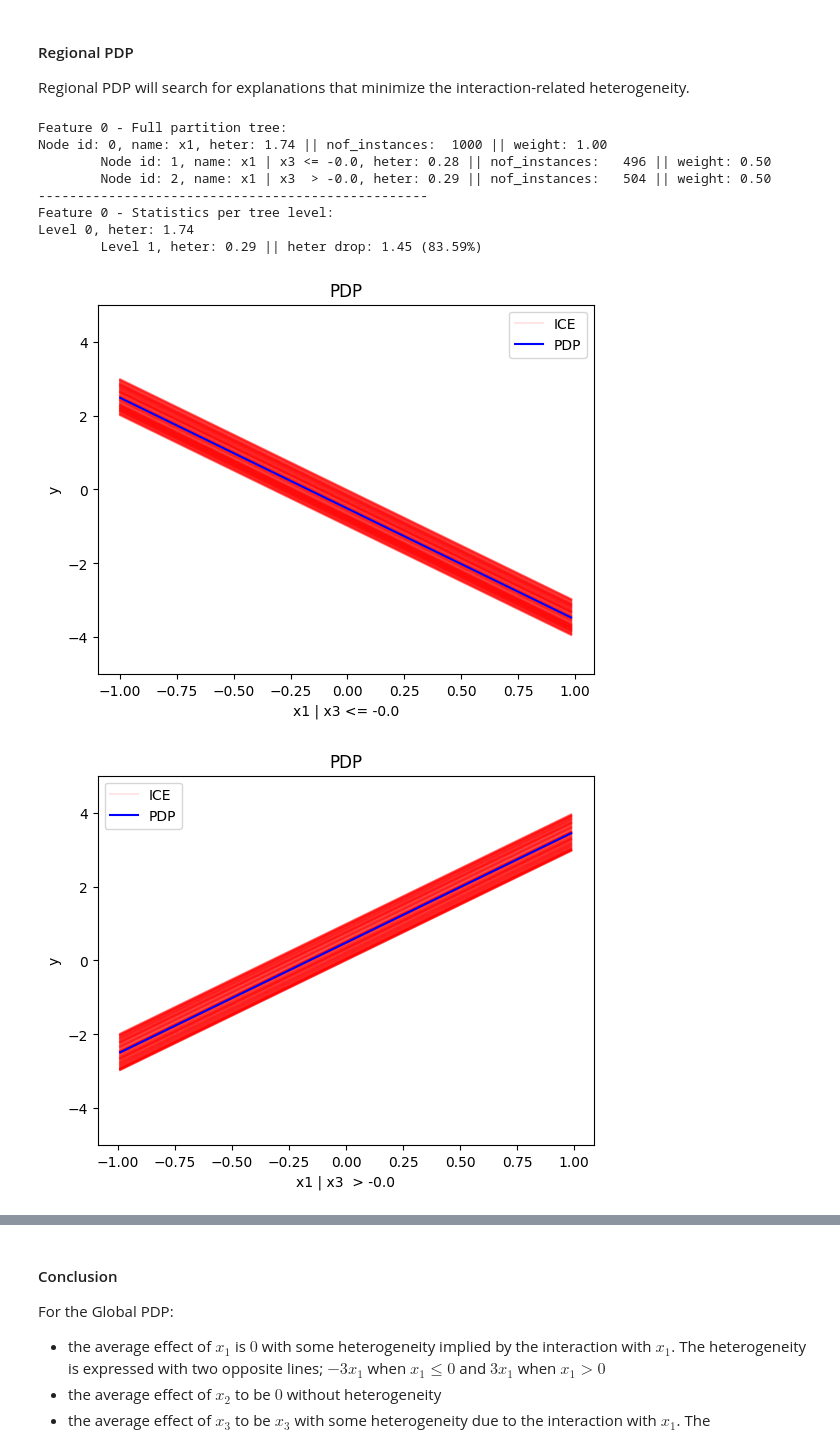
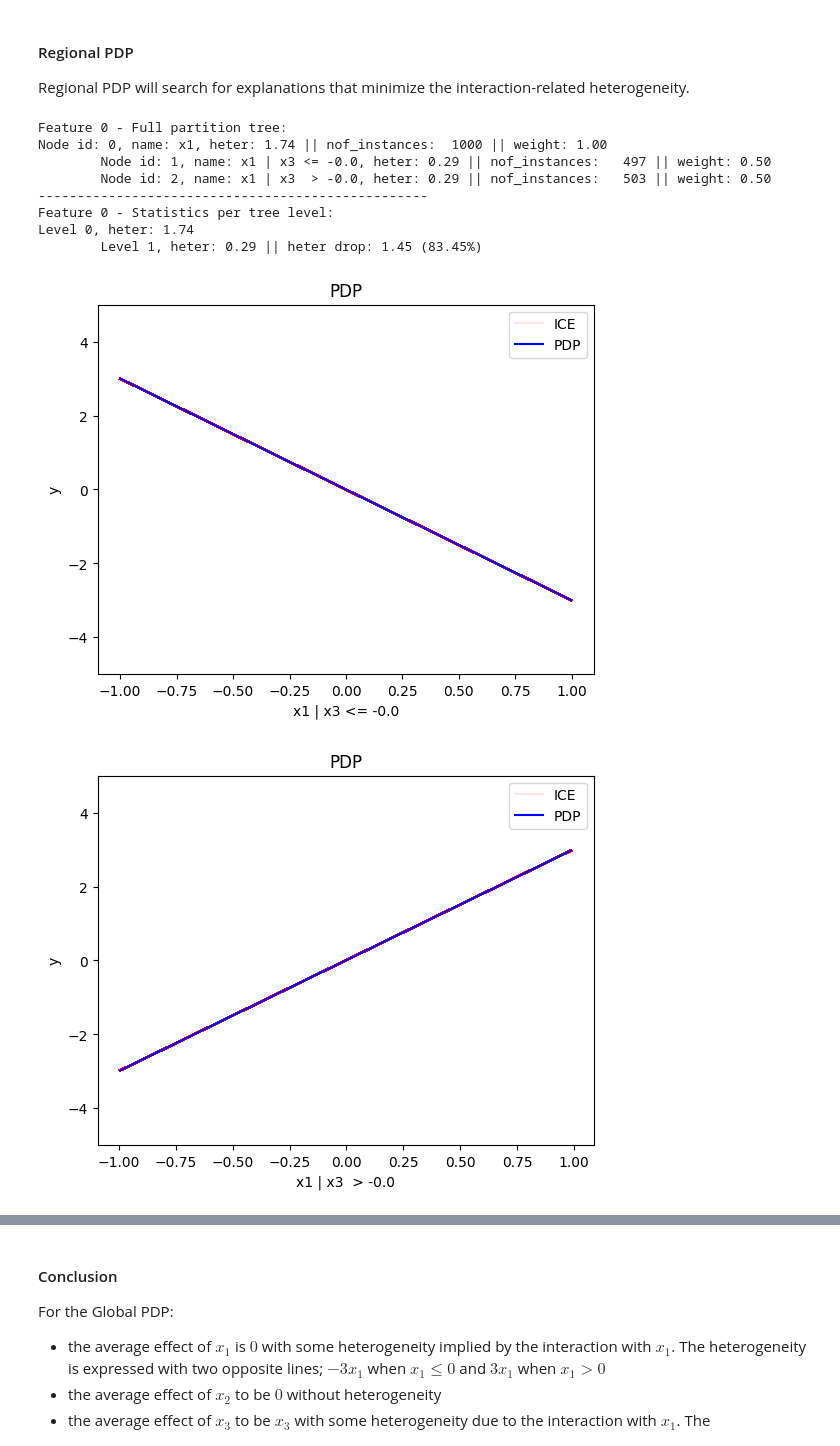
Before and after one commit to givasile/effector, a Jupyter notebook: synthetic-examples/03_regional_effects_synthetic_f.ipynb, the cells around one changed output, grey strips where cells are left out. Drawn from its saved outputs; the diff is of its cells as text; code cells hidden in the pictures.

```diff
--- a/synthetic-examples/03_regional_effects_synthetic_f.ipynb
+++ b/synthetic-examples/03_regional_effects_synthetic_f.ipynb
@@ -119,24 +127,24 @@ pdp.plot(feature=2, centering=True, show_avg_output=False, heterogeneity="ice",
 Regional PDP will search for explanations that minimize the interaction-related heterogeneity.
 # %%
 regional_pdp = effector.RegionalPDP(data=X_uncor_train, model=model, feature_names=['x1','x2','x3'], axis_limits=np.array([[-1,1],[-1,1],[-1,1]]).T)
-regional_pdp.fit(features="all", heter_pcg_drop_thres=0.3, nof_candidate_splits_for_numerical=11)
+regional_pdp.fit(features="all", heter_pcg_drop_thres=0.3, nof_candidate_splits_for_numerical=11, centering=True)
 # %%
 regional_pdp.show_partitioning(features=0)
 # %% [output]
 Feature 0 - Full partition tree:
 Node id: 0, name: x1, heter: 1.74 || nof_instances:  1000 || weight: 1.00
-        Node id: 1, name: x1 | x3 <= -0.0, heter: 0.28 || nof_instances:   496 || weight: 0.50
-        Node id: 2, name: x1 | x3  > -0.0, heter: 0.29 || nof_instances:   504 || weight: 0.50
+        Node id: 1, name: x1 | x3 <= -0.0, heter: 0.29 || nof_instances:   497 || weight: 0.50
+        Node id: 2, name: x1 | x3  > -0.0, heter: 0.29 || nof_instances:   503 || weight: 0.50
 --------------------------------------------------
 Feature 0 - Statistics per tree level:
 Level 0, heter: 1.74
-        Level 1, heter: 0.29 || heter drop: 1.45 (83.59%)
+        Level 1, heter: 0.29 || heter drop: 1.45 (83.45%)
 # %%
-regional_pdp.plot(feature=0, node_idx=1, heterogeneity="ice", y_limits=[-5, 5])
-regional_pdp.plot(feature=0, node_idx=2, heterogeneity="ice", y_limits=[-5, 5])
+regional_pdp.plot(feature=0, node_idx=1, heterogeneity="ice", centering=True, y_limits=[-5, 5])
+regional_pdp.plot(feature=0, node_idx=2, heterogeneity="ice", centering=True, y_limits=[-5, 5])
 # %% [output]
-[figure, old version]
+[figure, new version]
-[figure, old version]
+[figure, new version]
 # %%
 regional_pdp.show_partitioning(features=1)
 # %% [output]
```
Also changed, not shown: parts of 20 cells of this notebook, 31 other files.
